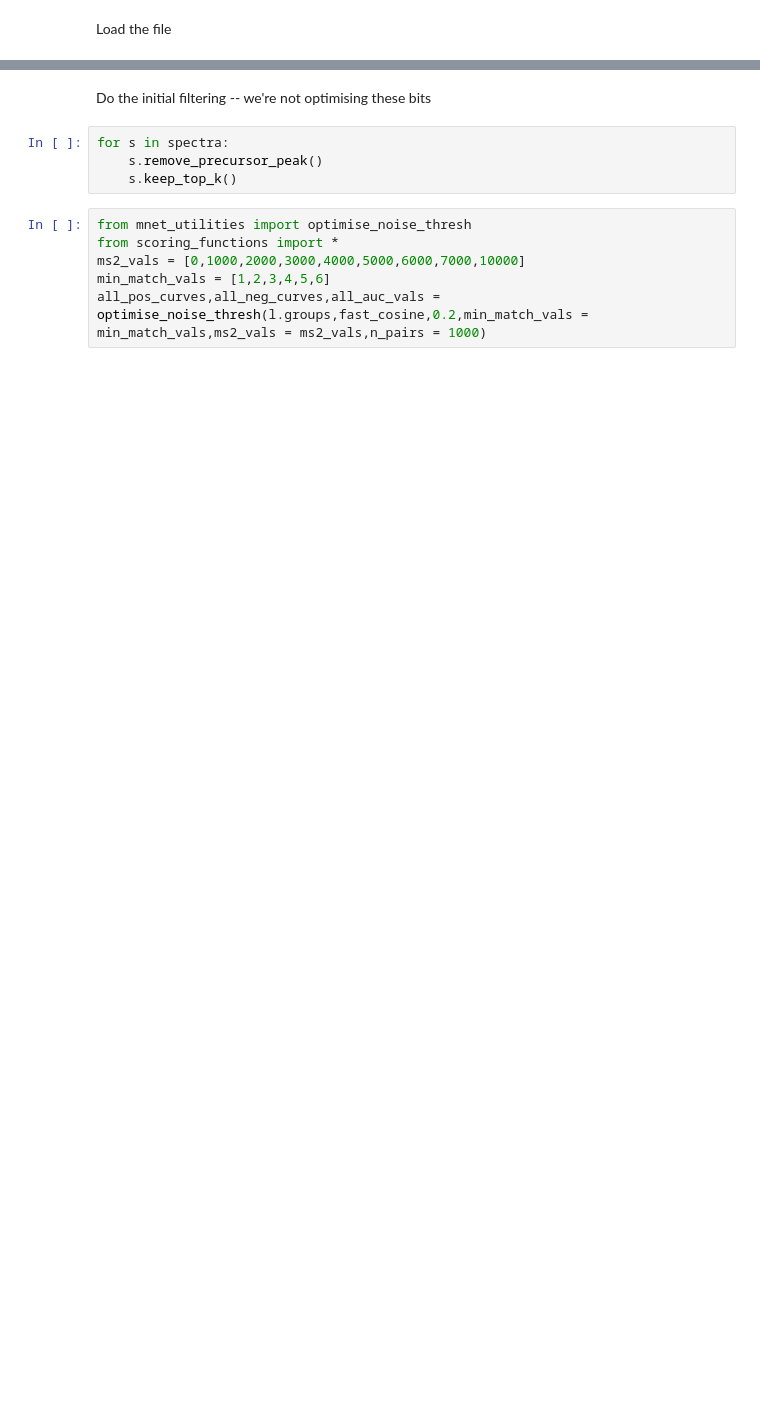
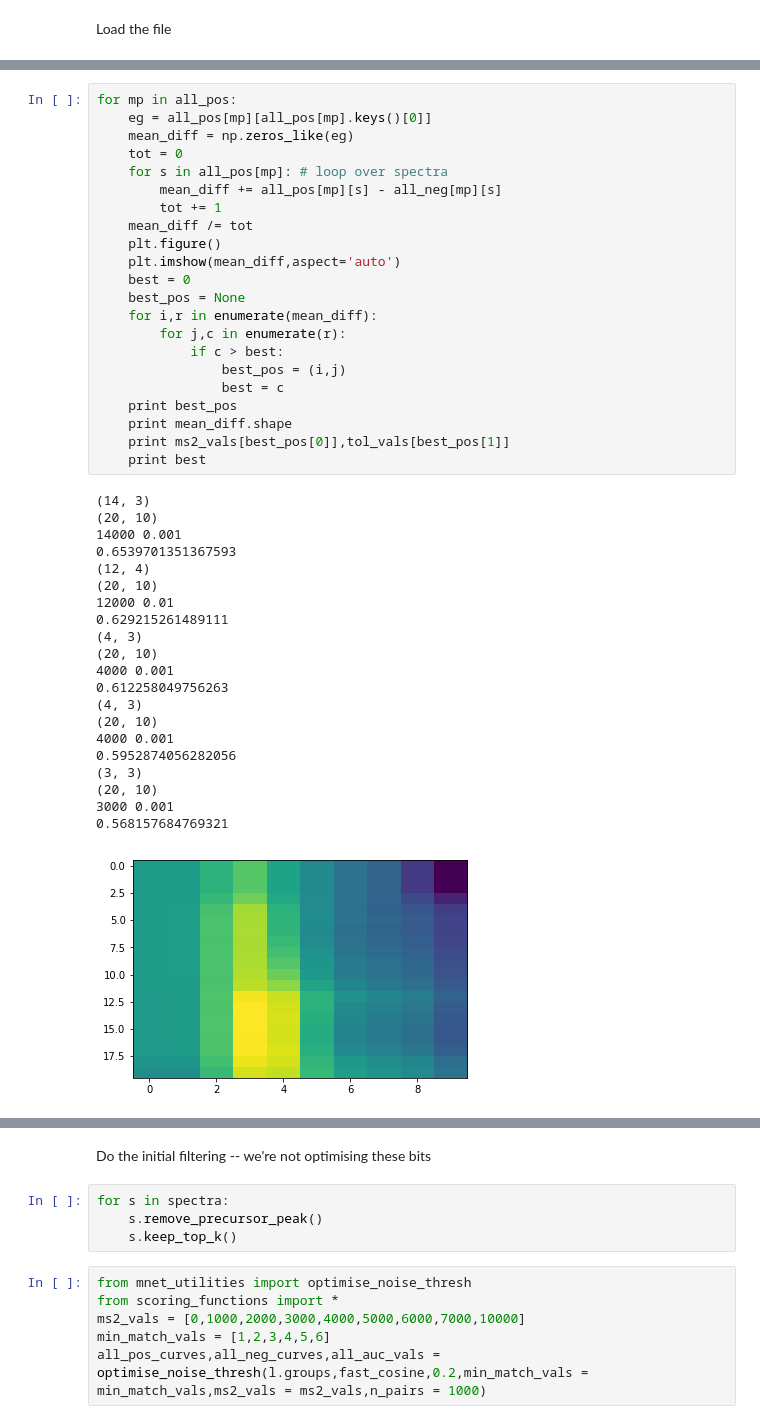
Before and after one commit to sdrogers/molnet, a Jupyter notebook: notebooks/OptimisationCode.ipynb, the cells around one changed output, grey strips where cells are left out. Drawn from its saved outputs; the diff is of its cells as text; blank space fills up the shorter version.

```diff
--- a/notebooks/OptimisationCode.ipynb
+++ b/notebooks/OptimisationCode.ipynb
@@ -24,0 +218,44 @@ After duplicate filtering, 1031 spectra remain
+# %%
+for mp in all_pos:
+    eg = all_pos[mp][all_pos[mp].keys()[0]]
+    mean_diff = np.zeros_like(eg)
+    tot = 0
+    for s in all_pos[mp]: # loop over spectra
+        mean_diff += all_pos[mp][s] - all_neg[mp][s]
+        tot += 1
+    mean_diff /= tot
+    plt.figure()
+    plt.imshow(mean_diff,aspect='auto')
+    best = 0
+    best_pos = None
+    for i,r in enumerate(mean_diff):
+        for j,c in enumerate(r):
+            if c > best:
+                best_pos = (i,j)
+                best = c
+    print best_pos
+    print mean_diff.shape
+    print ms2_vals[best_pos[0]],tol_vals[best_pos[1]]
+    print best
+# %% [output]
+(14, 3)
+(20, 10)
+14000 0.001
+0.6539701351367593
+(12, 4)
+(20, 10)
+12000 0.01
+0.629215261489111
+(4, 3)
+(20, 10)
+4000 0.001
+0.612258049756263
+(4, 3)
+(20, 10)
+4000 0.001
+0.5952874056282056
+(3, 3)
+(20, 10)
+3000 0.001
+0.568157684769321
+[figure, added]
```
Also changed, not shown: parts of 17 cells of this notebook, 1 other file.
